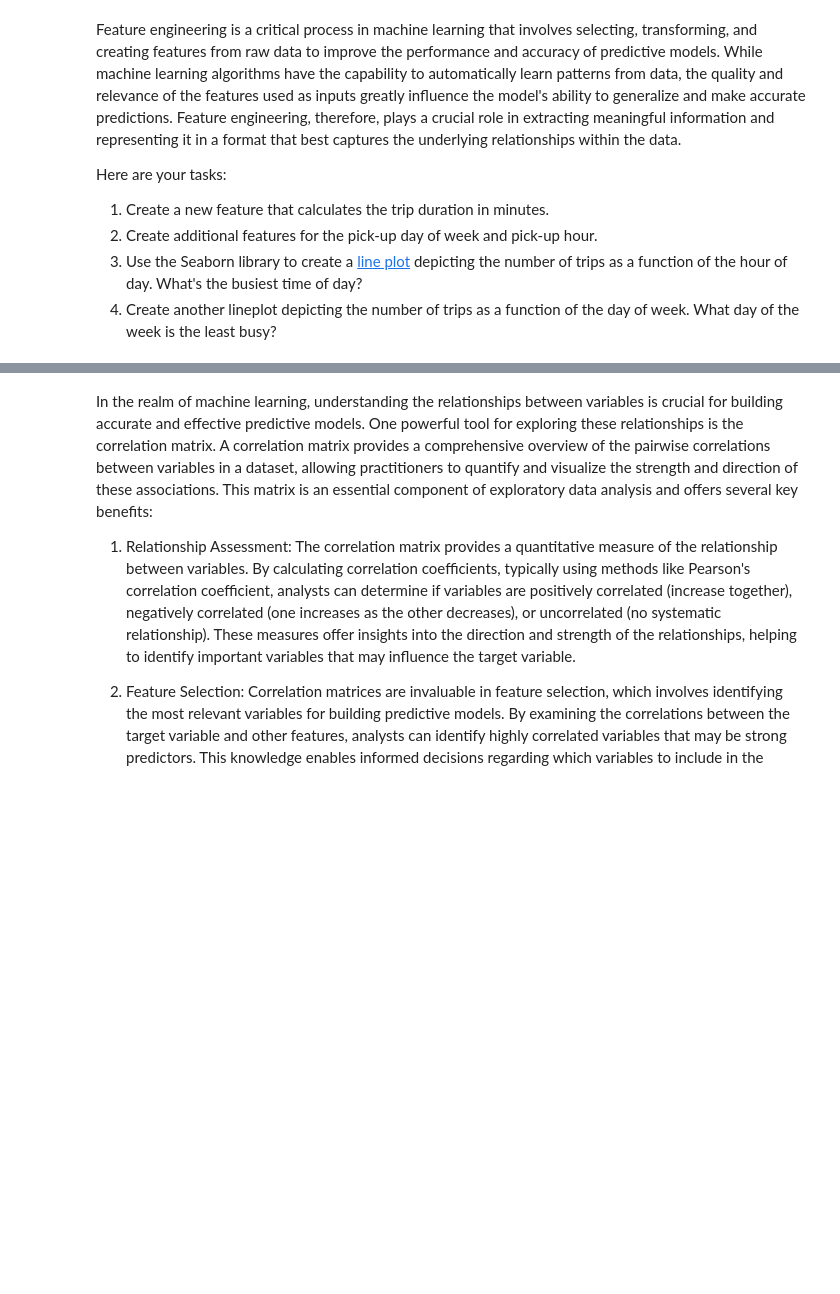
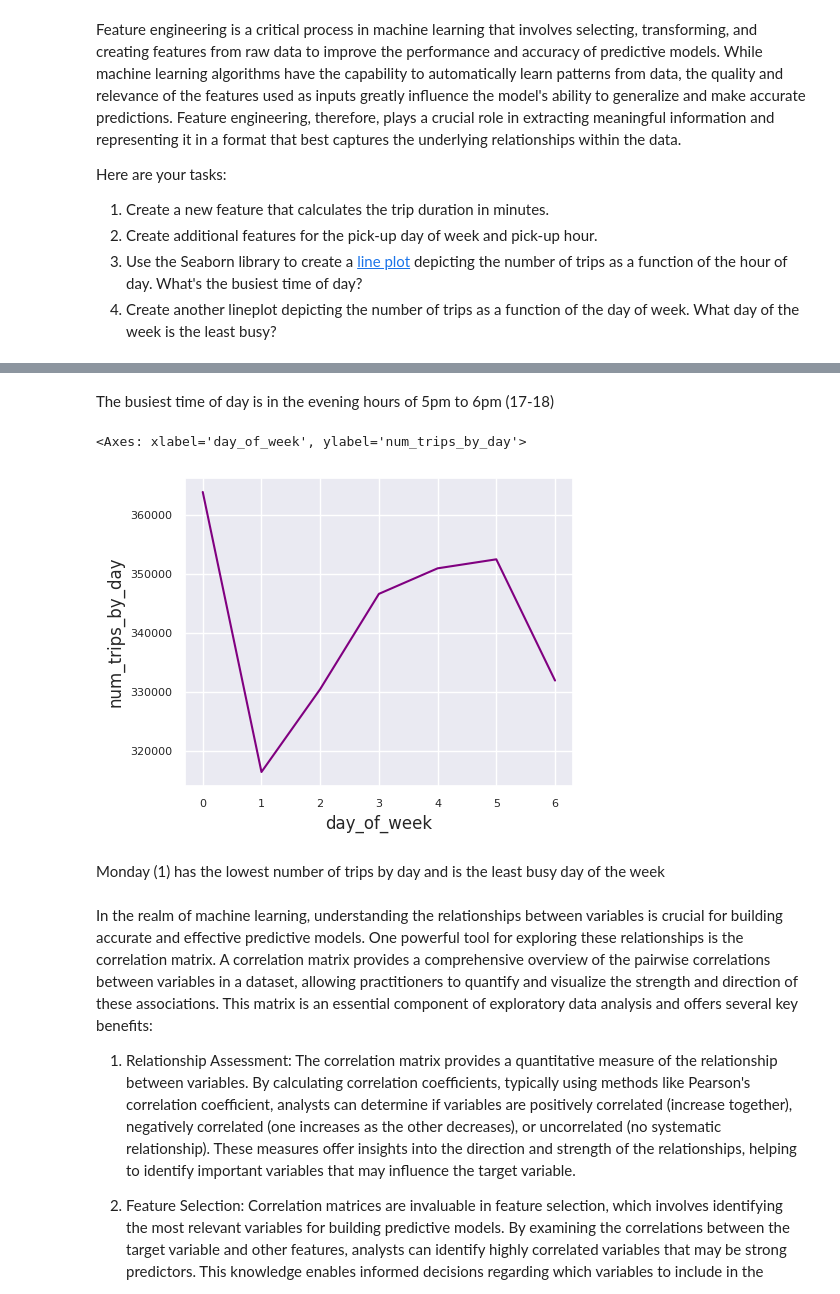
Before and after one commit to seecode4/seeRepo1, a Jupyter notebook: Student_MLE_MiniProject_EDA.ipynb, the cells around one changed output, grey strips where cells are left out. Saved outputs shown, nothing was run; the diff lists cells and outputs as text; code cells hidden in the pictures; blank space fills up the shorter version.

```diff
--- a/Student_MLE_MiniProject_EDA.ipynb
+++ b/Student_MLE_MiniProject_EDA.ipynb
@@ -61,3 +179,30 @@ Here are your tasks:
+# %% [markdown]
+The busiest time of day is in the evening hours of 5pm to 6pm (17-18)
+# %%
+# Create a lineplot displaying the number of trips by pickup day
+
+# groupby pickup day and get the counts for each day; this has all columns
+df_cntbyday = df.groupby('day_of_week').count()
+
+# convert to pandas df; has all columns with the same counts; use just one
+df_cntbyday = pd.DataFrame(df_cntbyday['pickup_hour'])
+
+# rename 'pickup_hour' to 'num_trips_by_day'
+df_cntbyday.rename(columns = {'pickup_hour': 'num_trips_by_day'}, inplace=True)
+# print("Counts by day:\n", df_cntbyday)
+
+# Create lineplot staring with default settings
+sns.set()
+plt.figure(figsize=(5, 4))
+plt.xticks(fontsize=8)
+plt.yticks(fontsize=8)
+sns.set_style("darkgrid")
+sns.lineplot(x='day_of_week', y='num_trips_by_day', color='purple', data=df_cntbyday)
+# %% [output]
+<Axes: xlabel='day_of_week', ylabel='num_trips_by_day'>
+[figure, added]
+# %% [markdown]
+Monday (1) has the lowest number of trips by day and is the least busy day of the week
 # %% [markdown]
 In the realm of machine learning, understanding the relationships between variables is crucial for building accurate and effective predictive models. One powerful tool for exploring these relationships is the correlation matrix. A correlation matrix provides a comprehensive overview of the pairwise correlations between variables in a dataset, allowing practitioners to quantify and visualize the strength and direction of these associations. This matrix is an essential component of exploratory data analysis and offers several key benefits:
 
```
Also changed, not shown: parts of 26 cells of this notebook.
